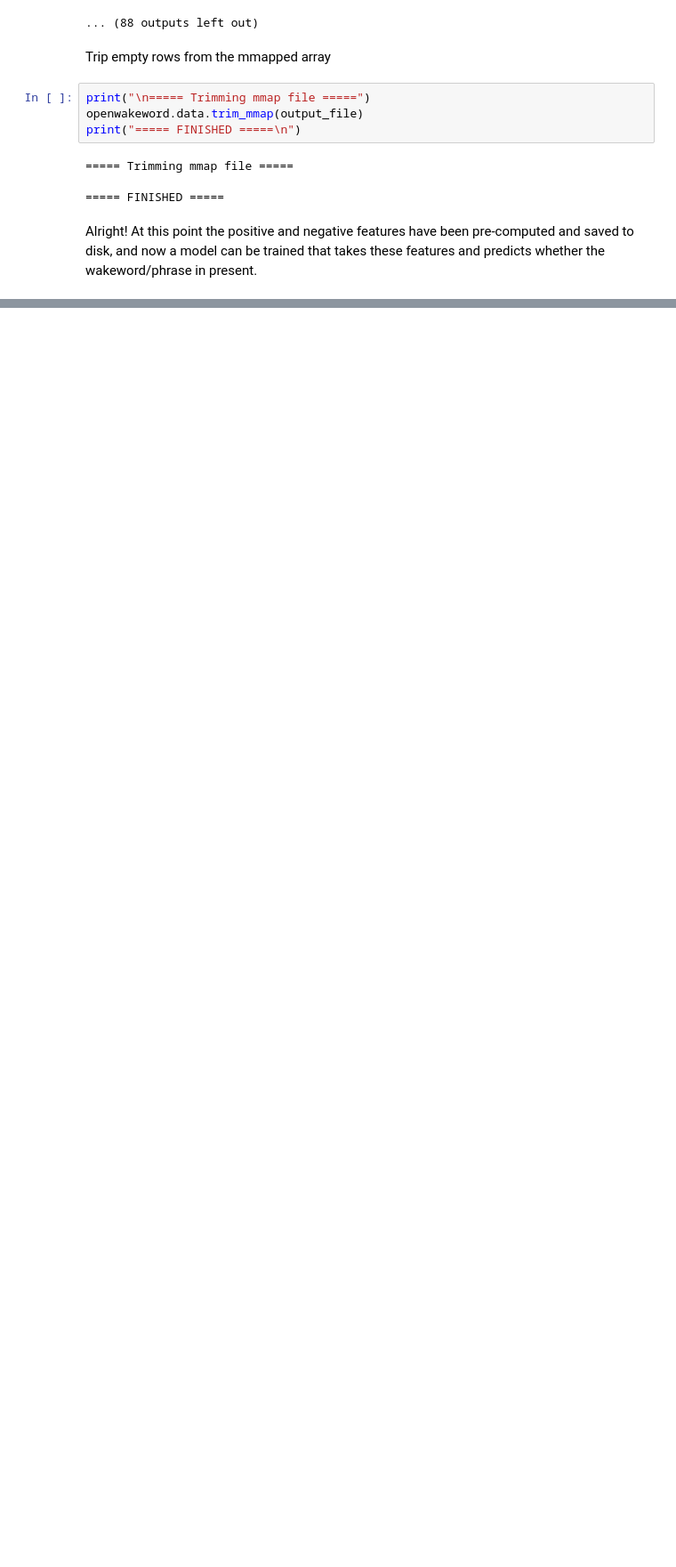
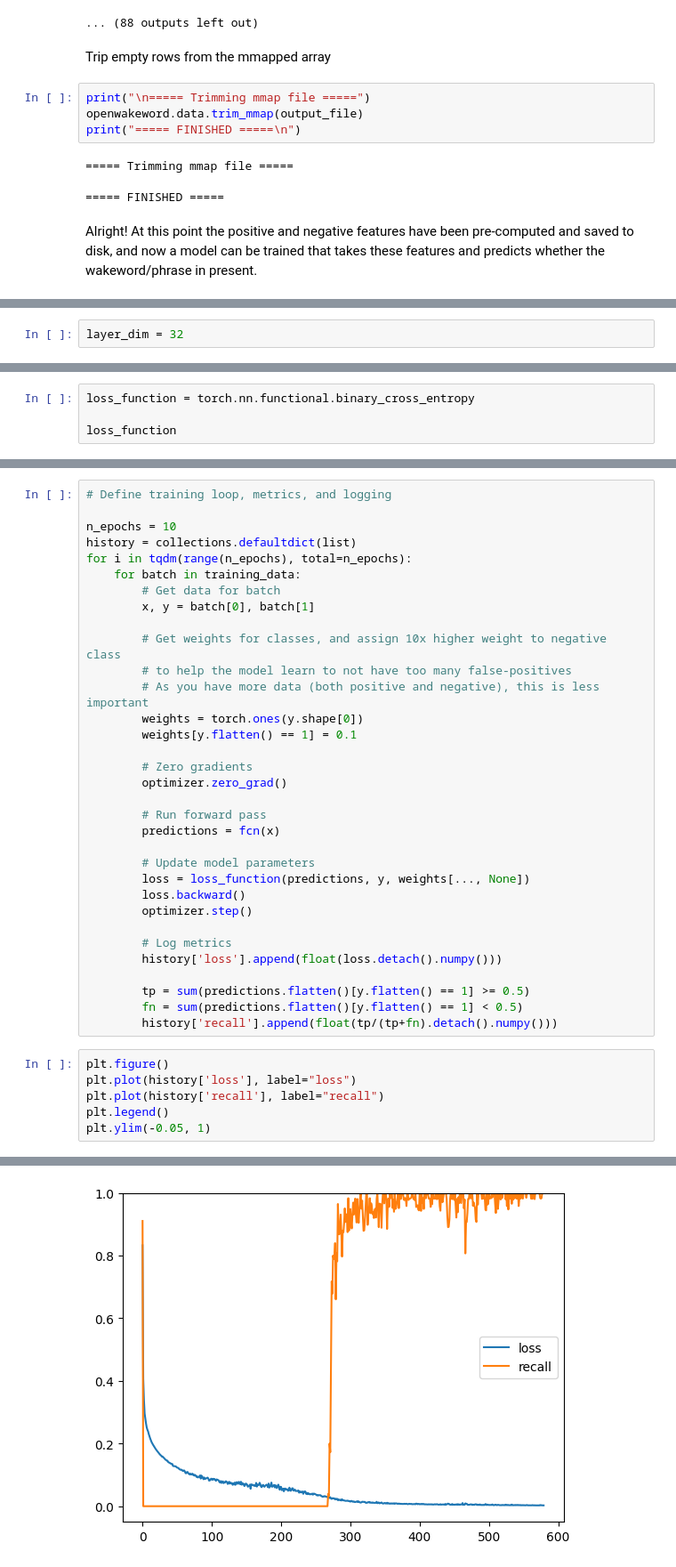
Before and after one commit to KhoanDoanVan/openwakeword_learning, a Jupyter notebook: src/training.ipynb, the cells around one changed output, grey strips where cells are left out. Shown at 89% size. Drawn from its saved outputs; the diff is of its cells as text; blank space fills up the shorter version.

```diff
--- a/src/training.ipynb
+++ b/src/training.ipynb
@@ -696,0 +874,2 @@ Alright! At this point the positive and negative features have been pre-computed
+# %%
+layer_dim = 32
@@ -696,0 +908,4 @@ Alright! At this point the positive and negative features have been pre-computed
+# %%
+loss_function = torch.nn.functional.binary_cross_entropy
+
+loss_function
@@ -696,0 +950,40 @@ Alright! At this point the positive and negative features have been pre-computed
+# %%
+# Define training loop, metrics, and logging
+
+n_epochs = 10
+history = collections.defaultdict(list)
+for i in tqdm(range(n_epochs), total=n_epochs):
+    for batch in training_data:
+        # Get data for batch
+        x, y = batch[0], batch[1]
+
+        # Get weights for classes, and assign 10x higher weight to negative class
+        # to help the model learn to not have too many false-positives
+        # As you have more data (both positive and negative), this is less important
+        weights = torch.ones(y.shape[0])
+        weights[y.flatten() == 1] = 0.1
+
+        # Zero gradients
+        optimizer.zero_grad()
+
+        # Run forward pass
+        predictions = fcn(x)
+
+        # Update model parameters
+        loss = loss_function(predictions, y, weights[..., None])
+        loss.backward()
+        optimizer.step()
+
+        # Log metrics
+        history['loss'].append(float(loss.detach().numpy()))
+
+        tp = sum(predictions.flatten()[y.flatten() == 1] >= 0.5)
+        fn = sum(predictions.flatten()[y.flatten() == 1] < 0.5)
+        history['recall'].append(float(tp/(tp+fn).detach().numpy()))
+# %%
+plt.figure()
+plt.plot(history['loss'], label="loss")
+plt.plot(history['recall'], label="recall")
+plt.legend()
+plt.ylim(-0.05, 1)
+# %% [output]
@@ -696,0 +991 @@ Alright! At this point the positive and negative features have been pre-computed
+[figure, added]
```
Also changed, not shown: parts of 51 cells of this notebook.
